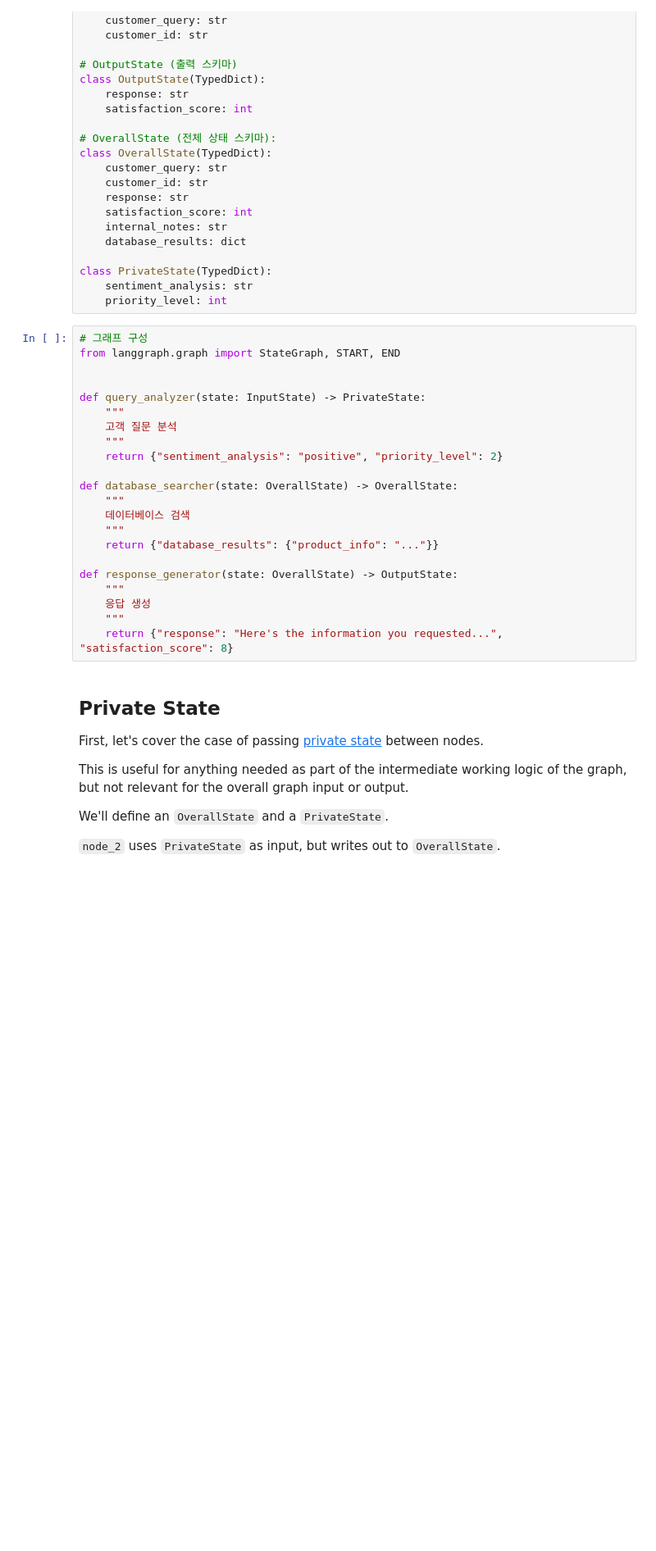
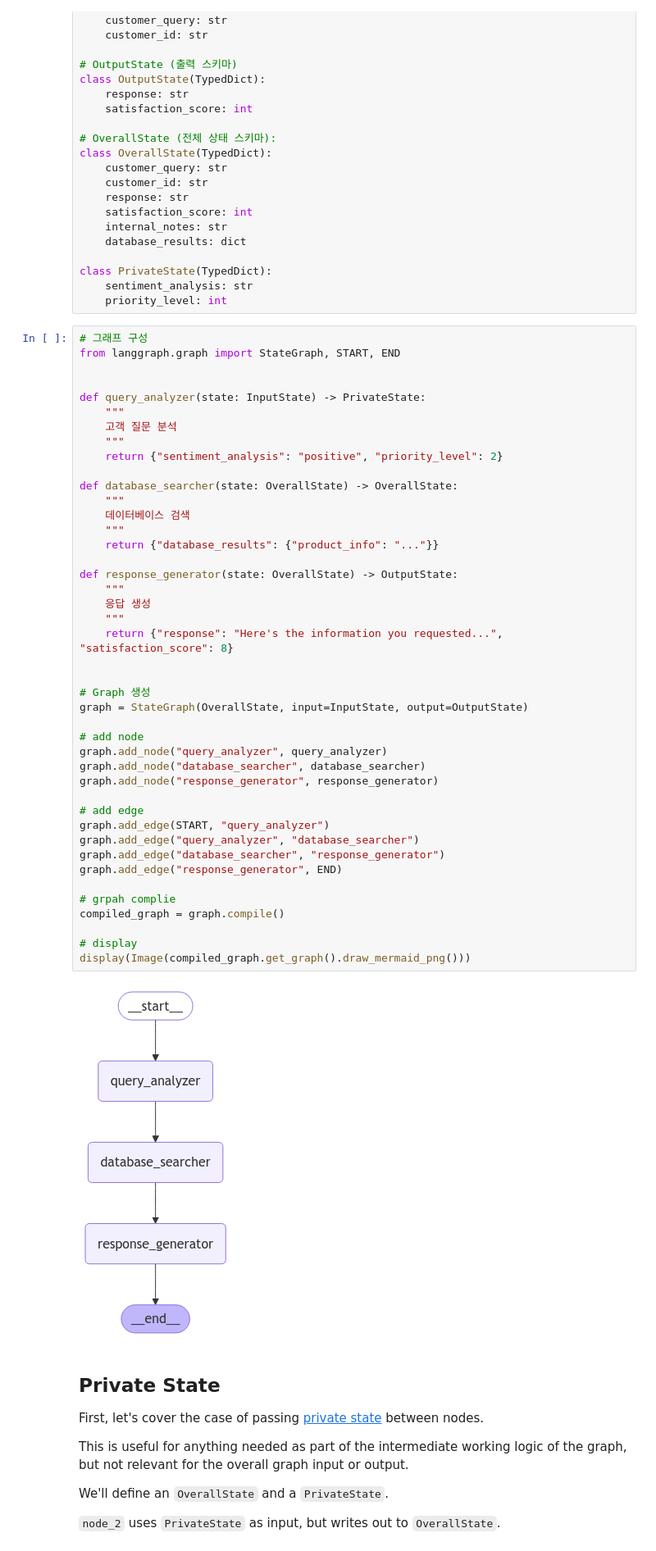
Before and after one commit to Soy-code/langchain-academy, a Jupyter notebook: module-2/multiple-schemas.ipynb, the cells around one changed output. Shown at 82% size. Cells and saved outputs as stored; diff of their text form; blank space fills up the shorter version.

```diff
--- a/module-2/multiple-schemas.ipynb
+++ b/module-2/multiple-schemas.ipynb
@@ -77,25 +57,48 @@ class PrivateState(TypedDict):
 # %%
 # 그래프 구성
 from langgraph.graph import StateGraph, START, END
 
 
 def query_analyzer(state: InputState) -> PrivateState:
     """
     고객 질문 분석
     """
     return {"sentiment_analysis": "positive", "priority_level": 2}
 
 def database_searcher(state: OverallState) -> OverallState:
     """
     데이터베이스 검색
     """
     return {"database_results": {"product_info": "..."}}
 
 def response_generator(state: OverallState) -> OutputState:
     """
     응답 생성
     """
     return {"response": "Here's the information you requested...", "satisfaction_score": 8}
+
+
+# Graph 생성
+graph = StateGraph(OverallState, input=InputState, output=OutputState)
+
+# add node
+graph.add_node("query_analyzer", query_analyzer)
+graph.add_node("database_searcher", database_searcher)
+graph.add_node("response_generator", response_generator)
+
+# add edge
+graph.add_edge(START, "query_analyzer")
+graph.add_edge("query_analyzer", "database_searcher")
+graph.add_edge("database_searcher", "response_generator")
+graph.add_edge("response_generator", END)
+
+# grpah complie
+compiled_graph = graph.compile()
+
+# display
+display(Image(compiled_graph.get_graph().draw_mermaid_png()))
+# %% [output]
+[figure, added]
 # %% [markdown]
 ## Private State
 
```
Also changed, not shown: parts of 7 cells of this notebook.
